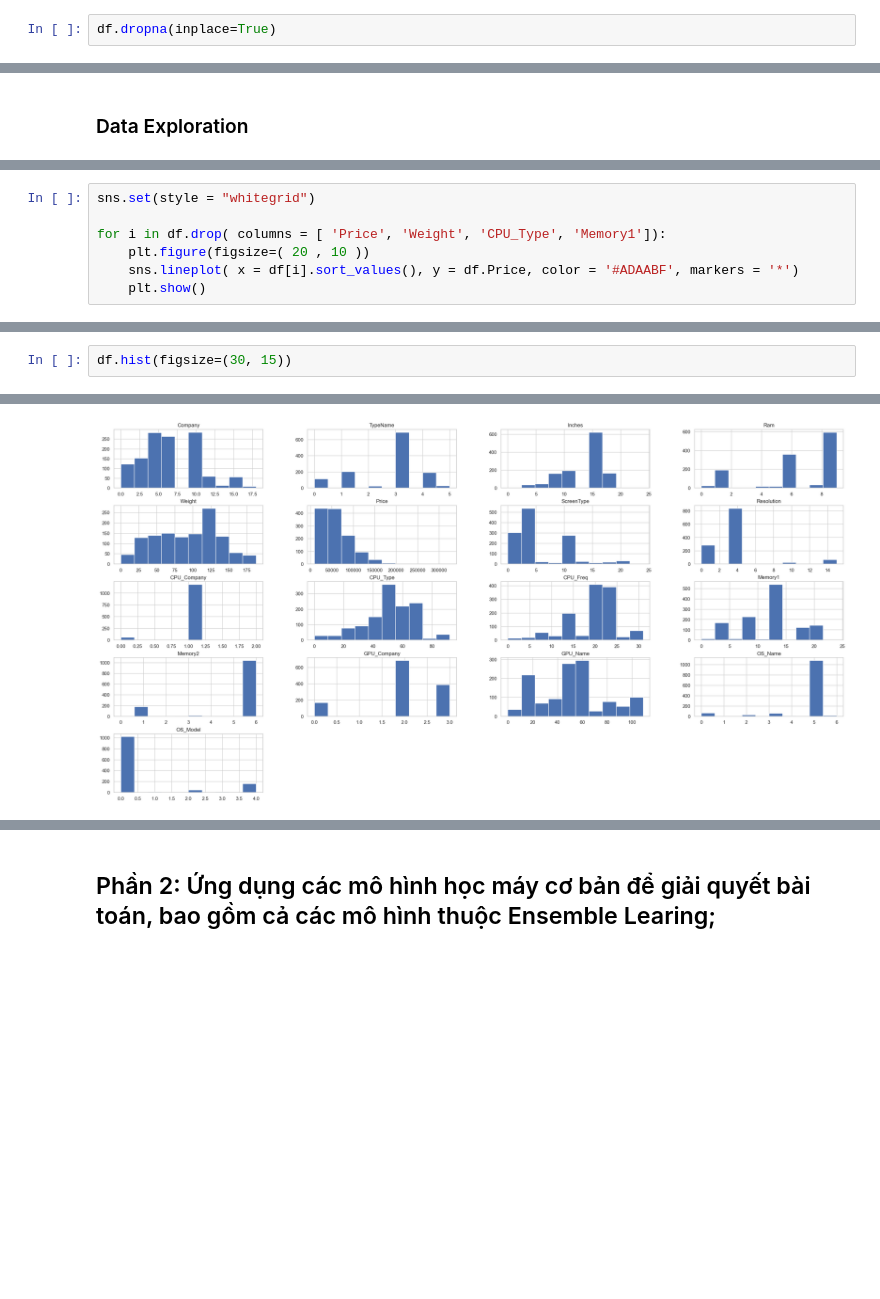
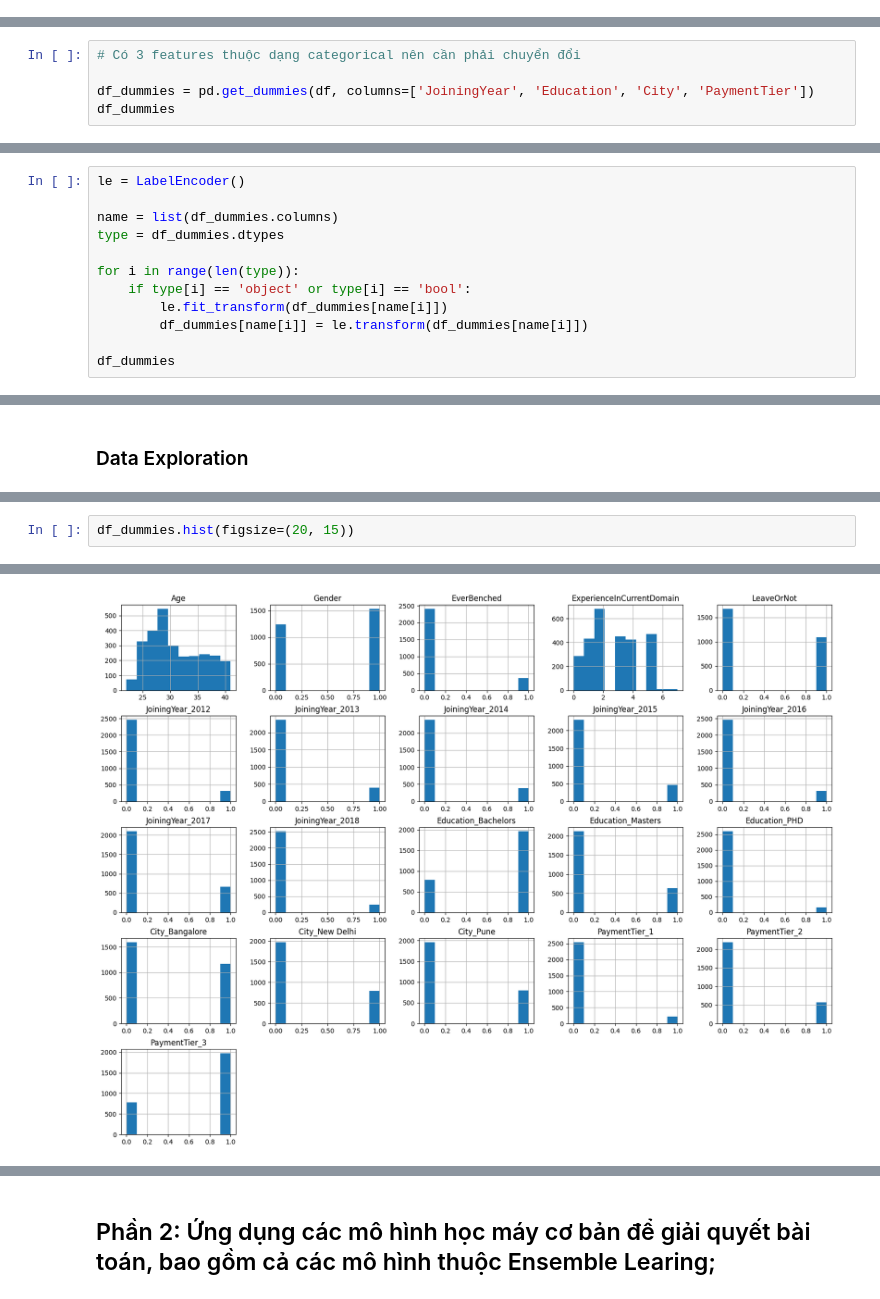
Before and after one commit to trnqbao/machine-learning-final-project, a Jupyter notebook: Ex2.ipynb, the cells around one changed output, grey strips where cells are left out. Cells and saved outputs as stored; diff of their text form; blank space fills up the shorter version.

```diff
--- a/Ex2.ipynb
+++ b/Ex2.ipynb
@@ -122,2 +100,0 @@ dtype: int64
-# %%
-df.dropna(inplace=True)
@@ -200,0 +135,5 @@ array(['macOS', 'No OS', 'Windows 10', 'Mac OS X', 'Linux',
+# %%
+# Có 3 features thuộc dạng categorical nên cần phải chuyển đổi
+
+df_dummies = pd.get_dummies(df, columns=['JoiningYear', 'Education', 'City', 'PaymentTier'])
+df_dummies
@@ -346,0 +174,12 @@ df
+# %%
+le = LabelEncoder()
+
+name = list(df_dummies.columns)
+type = df_dummies.dtypes
+
+for i in range(len(type)):
+    if type[i] == 'object' or type[i] == 'bool':
+        le.fit_transform(df_dummies[name[i]])
+        df_dummies[name[i]] = le.transform(df_dummies[name[i]])
+
+df_dummies
@@ -370,7 +201,0 @@ dtype: object
-# %%
-sns.set(style = "whitegrid")
-
-for i in df.drop( columns = [ 'Price', 'Weight', 'CPU_Type', 'Memory1']):
-    plt.figure(figsize=( 20 , 10 ))
-    sns.lineplot( x = df[i].sort_values(), y = df.Price, color = '#ADAABF', markers = '*')
-    plt.show()
@@ -417,3 +202,3 @@ df
 # %%
-df.hist(figsize=(30, 15))
+df_dummies.hist(figsize=(20, 15))
 # %% [output]
@@ -438 +222 @@ array([[<Axes: title={'center': 'Company'}>,
-[figure, old version]
+[figure, new version]
```
Also changed, not shown: parts of 94 cells of this notebook.
